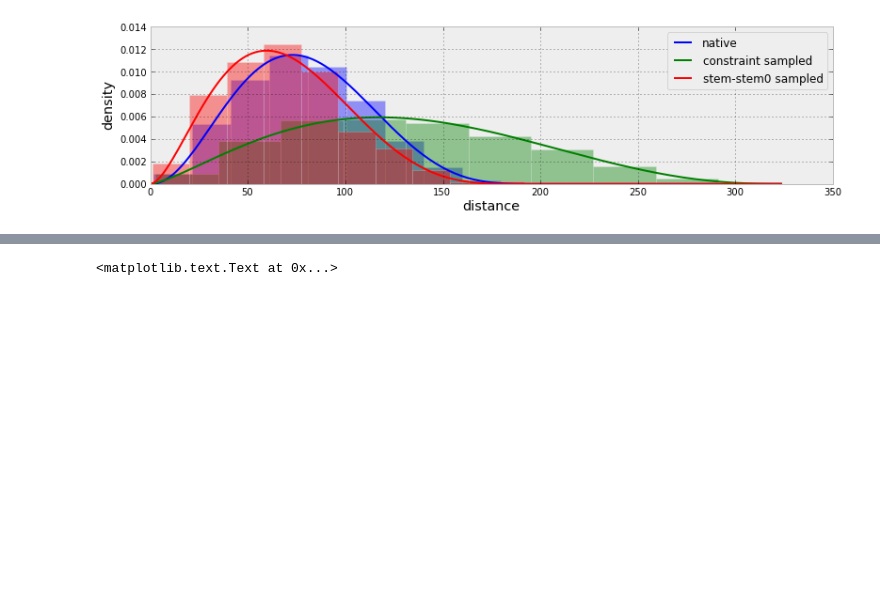
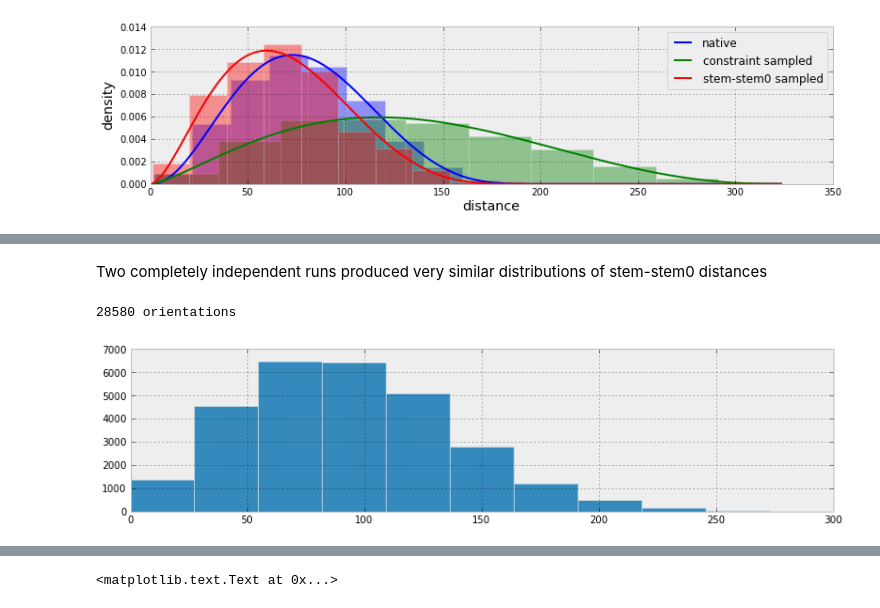
Before and after one commit to ViennaRNA/ernwin, a Jupyter notebook: ipy_notebook_ernwin.ipynb, the cells around one changed output, grey strips where cells are left out. Drawn from its saved outputs; the diff is of its cells as text; code cells hidden in the pictures; blank space fills up the shorter version.

```diff
--- a/ipy_notebook_ernwin.ipynb
+++ b/ipy_notebook_ernwin.ipynb
@@ -595,0 +607,24 @@ ax.set_ylabel("density")
+# %%
+import itertools
+
+def plot_stem_stem0_orientations(filename):
+    bg = cgb.BulgeGraph(filename)
+    sm = cbm.SpatialModel(bg)
+
+    orientations = []
+
+    for (s1, s2) in it.permutations(bg.stems(), 2):
+        if not bg.are_adjacent_stems(s1, s2):
+            orientations += [cgg.stem_stem_orientation(bg, s1, s2)]
+
+    ax = pylab.axes()
+    ax.hist([o[0] for o in orientations])
+
+    print "%d orientations" % (len(orientations))
+# %% [markdown]
+Two completely independent runs produced very similar distributions of stem-stem0 distances
+# %%
+plot_stem_stem0_orientations('random1/1jj2/best0.coord')
+# %% [output]
+28580 orientations
+[figure, added]
```
Also changed, not shown: parts of 5 cells of this notebook, 3 other files.
